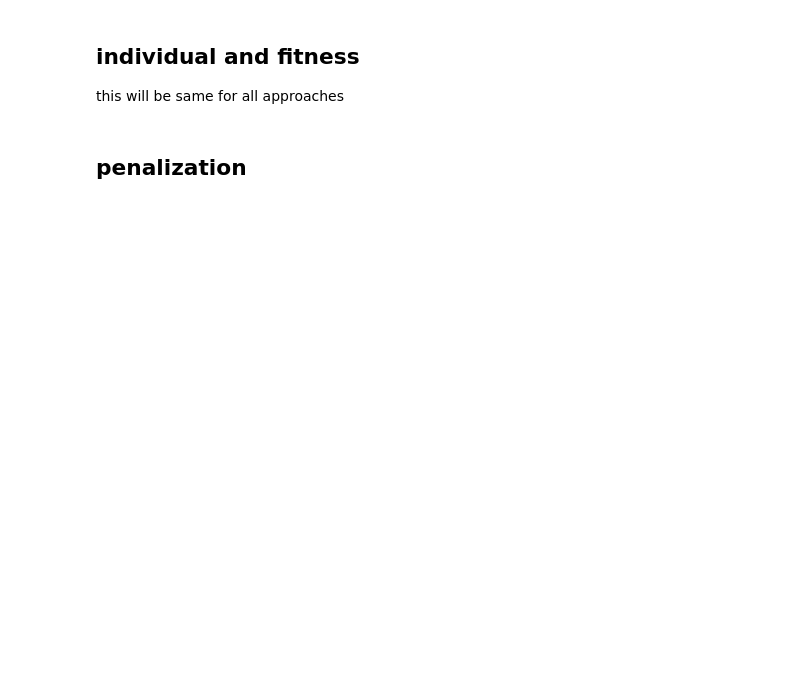
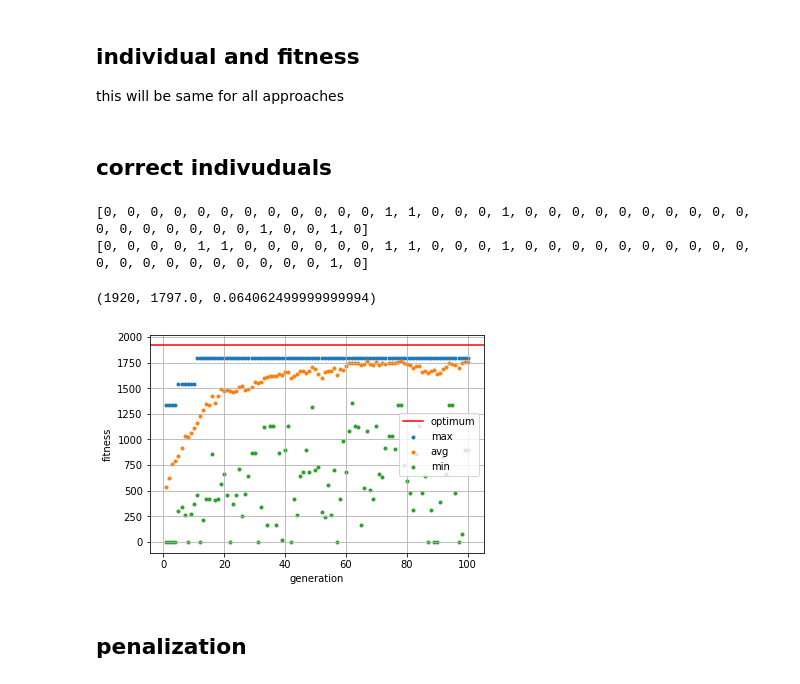
Before and after one commit to podondra/genetic-algorithm, a Jupyter notebook: knapsack.ipynb, the cells around one changed output. Saved outputs shown, nothing was run; the diff lists cells and outputs as text; code cells hidden in the pictures; blank space fills up the shorter version.

Commit message:
Use implemented tools

```diff
--- a/knapsack.ipynb
+++ b/knapsack.ipynb
@@ -61,0 +36,4 @@ n 32
+# %%
+instance_sizes = [32, 35, 37, 40, 50, 75, 100, 150, 200, 500]
+paths = [('data/knap_{}.dat'.format(s), 'data/knap_{}.sol'.format(s)) for s in instance_sizes]
+instances = read_instances(paths)
@@ -61,0 +49,8 @@ n 32
+# %%
+instance = instances.loc[40, 0]
+print('n\t', instance.name[0])
+print('weights\t', instance['weights'])
+print('values\t', instance['values'])
+print('m\t', instance['m'])
+print('solution', instance['solution'])
+print('value\t', instance['value'])
@@ -67,11 +69,38 @@ this will be same for all approaches
 # fitness value is maximalized
 creator.create('Fitness', base.Fitness, weights=(1,))
 creator.create('Individual', list, fitness=creator.Fitness)
+# %% [markdown]
+## correct indivuduals
 # %%
+N_POP = 100
+N_GEN = 100
+CXPB = 0.6
+INDPB = 0.001
+
 toolbox = base.Toolbox()
 toolbox.register('attr_item', random.randint, 0, 1)
-toolbox.register('individual', tools.initRepeat, creator.Individual, toolbox.attr_item, n)
+toolbox.register('individual', tools.initRepeat, creator.Individual, toolbox.attr_item, instance.name[0])
 toolbox.register('population', tools.initRepeat, list, toolbox.individual)
-toolbox.register('mate', tools.cxOnePoint)
-toolbox.register('mutate', tools.mutFlipBit, indpb=0.05)
+toolbox.register('mate', tools.cxTwoPoint)
+toolbox.register('mutate', tools.mutFlipBit, indpb=INDPB)
 toolbox.register('select', tools.selRoulette)
+toolbox.register('evaluate', ga.evaluate_correction, weights=instance['weights'],
+                 values=instance['values'], m=instance['m'])
+
+population = toolbox.population(n=N_POP)
+population, logbook, halloffame = ga.genetic_algorithm(
+    population, toolbox, ngen=N_GEN, cxpb=CXPB, mutpb=1, elitism=1
+)
+
+plot_ga_progress(logbook, instance['value'])
+
+best = halloffame[0]
+print(best)
+print(instance['solution'])
+c_apx = best.fitness.values[0]
+instance['value'], c_apx, relative_error(instance['value'], c_apx)
+# %% [output]
+[0, 0, 0, 0, 0, 0, 0, 0, 0, 0, 0, 0, 1, 1, 0, 0, 0, 1, 0, 0, 0, 0, 0, 0, 0, 0, 0, 0, 0, 0, 0, 0, 0, 0, 0, 1, 0, 0, 1, 0]
+[0, 0, 0, 0, 1, 1, 0, 0, 0, 0, 0, 0, 1, 1, 0, 0, 0, 1, 0, 0, 0, 0, 0, 0, 0, 0, 0, 0, 0, 0, 0, 0, 0, 0, 0, 0, 0, 0, 1, 0]
+(1920, 1797.0, 0.064062499999999994)
+[figure, added]
```
Also changed, not shown: parts of 11 cells of this notebook.
